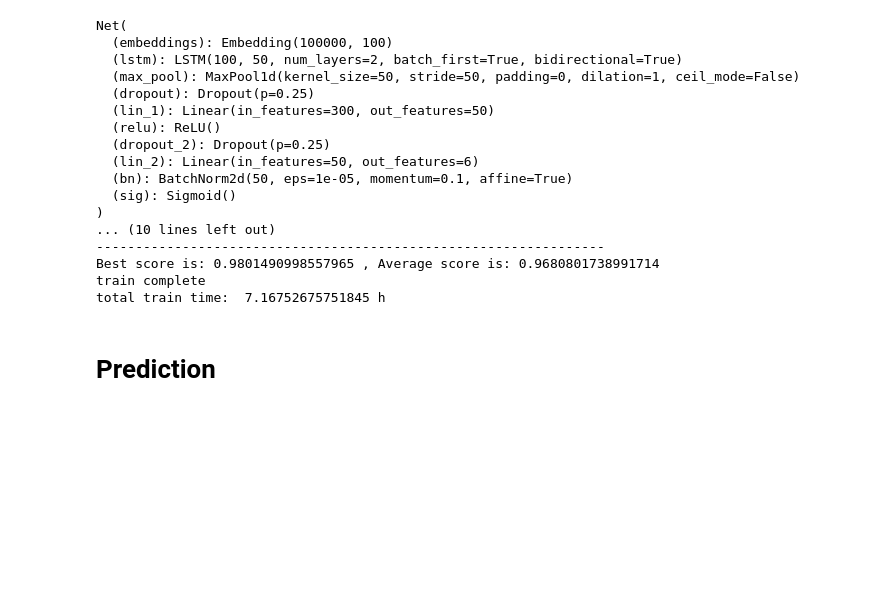
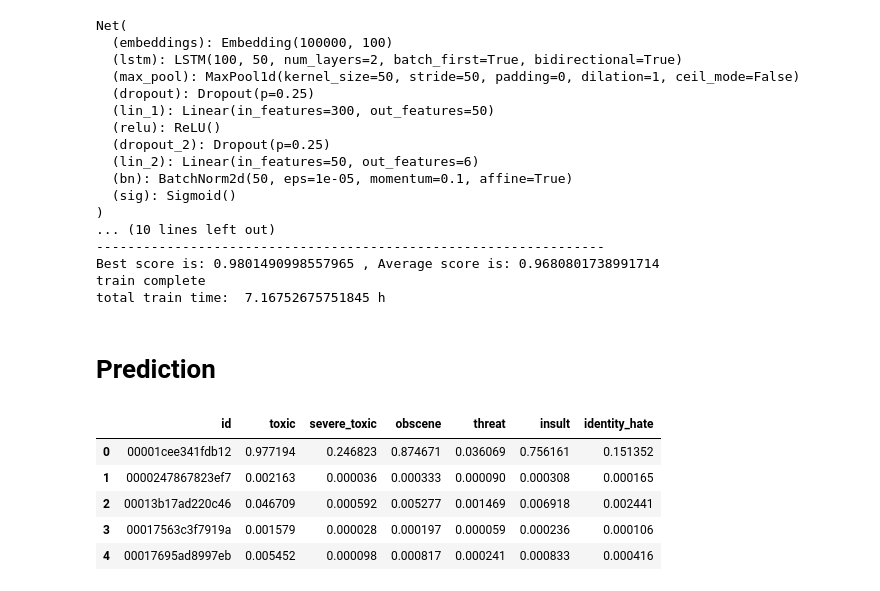
Before and after one commit to kaoriw/Toxic-comments, a Jupyter notebook: toxic-comment-lstm.ipynb, the cells around one changed output. Saved outputs shown, nothing was run; the diff lists cells and outputs as text; code cells hidden in the pictures; blank space fills up the shorter version.

```diff
--- a/toxic-comment-lstm.ipynb
+++ b/toxic-comment-lstm.ipynb
@@ -362,0 +373,10 @@ files.download("submission_lstm.csv")
+# %%
+pred_test = pd.read_csv("submission_lstm.csv")
+pred_test.head()
+# %% [output]
+|  | id | toxic | severe_toxic | obscene | threat | insult | identity_hate |
+| 0 | 00001cee341fdb12 | 0.977194 | 0.246823 | 0.874671 | 0.036069 | 0.756161 | 0.151352 |
+| 1 | 0000247867823ef7 | 0.002163 | 0.000036 | 0.000333 | 0.000090 | 0.000308 | 0.000165 |
+| 2 | 00013b17ad220c46 | 0.046709 | 0.000592 | 0.005277 | 0.001469 | 0.006918 | 0.002441 |
+| 3 | 00017563c3f7919a | 0.001579 | 0.000028 | 0.000197 | 0.000059 | 0.000236 | 0.000106 |
+| 4 | 00017695ad8997eb | 0.005452 | 0.000098 | 0.000817 | 0.000241 | 0.000833 | 0.000416 |
```
Also changed, not shown: parts of 15 cells of this notebook.
